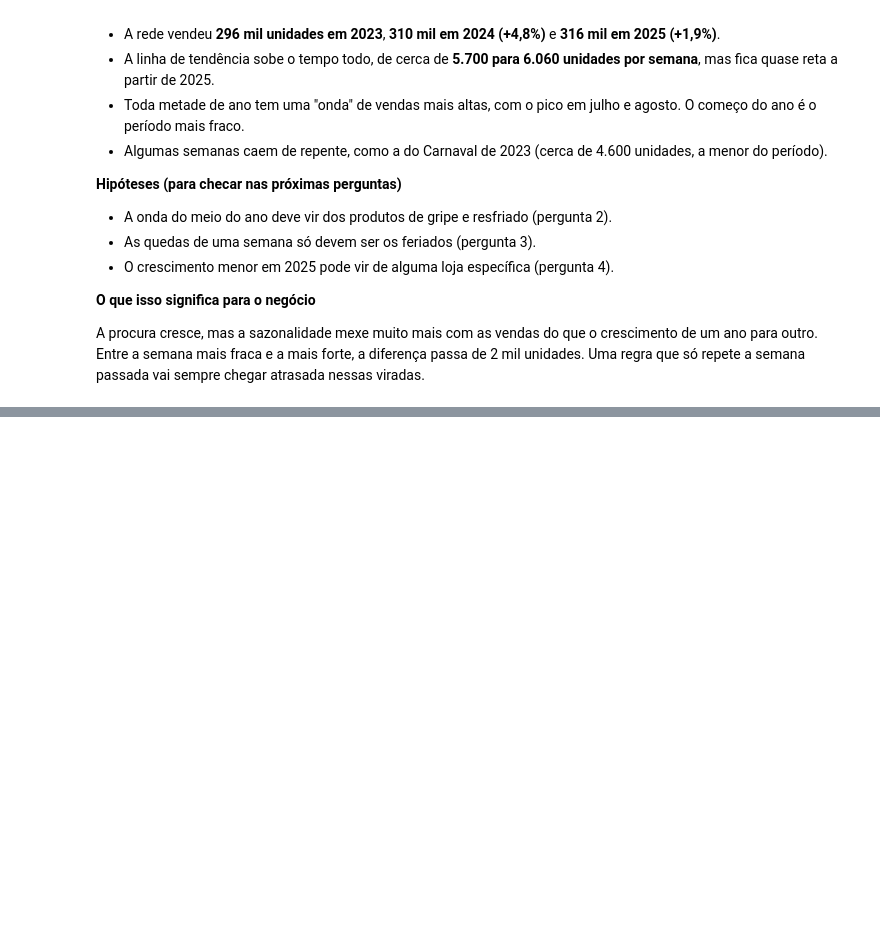
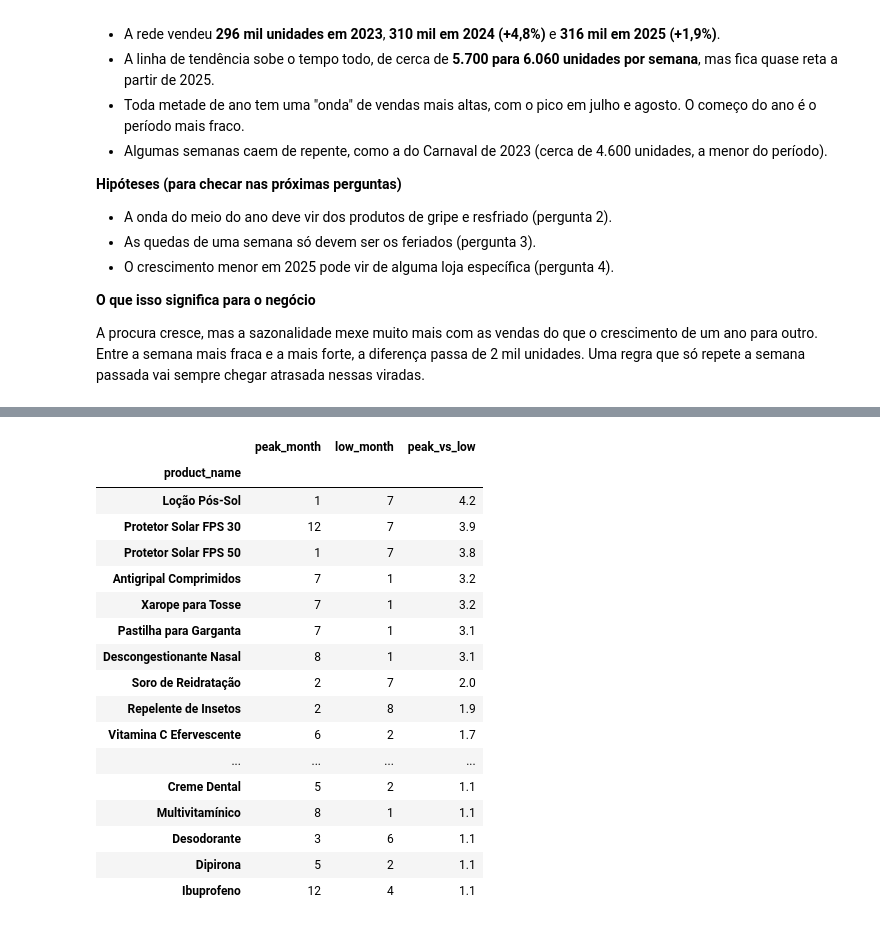
Before and after one commit to ricardo-paganini/pharmacy-demand-forecast, a Jupyter notebook: pharmacy_demand_forecast.ipynb, the cells around one changed output, grey strips where cells are left out. Saved outputs shown, nothing was run; the diff lists cells and outputs as text; code cells hidden in the pictures; blank space fills up the shorter version.

```diff
--- a/pharmacy_demand_forecast.ipynb
+++ b/pharmacy_demand_forecast.ipynb
@@ -409,0 +414,33 @@ A procura cresce, mas a sazonalidade mexe muito mais com as vendas do que o cres
+# %%
+season = sales_clean.merge(products[['product_id', 'product_name']], on='product_id')
+season['month'] = season['date'].dt.month
+
+monthly = season.groupby(['product_name', 'month'])['units_sold'].mean().unstack()
+seasonal_index = monthly.div(monthly.mean(axis=1), axis=0).round(2)
+
+summary = pd.DataFrame({
+    'peak_month': seasonal_index.idxmax(axis=1),
+    'low_month': seasonal_index.idxmin(axis=1),
+    'peak_vs_low': (seasonal_index.max(axis=1) / seasonal_index.min(axis=1)).round(1),
+}).sort_values('peak_vs_low', ascending=False)
+
+summary
+# %% [output]
+|  | peak_month | low_month | peak_vs_low |
+| product_name |  |  |  |
+| Loção Pós-Sol | 1 | 7 | 4.2 |
+| Protetor Solar FPS 30 | 12 | 7 | 3.9 |
+| Protetor Solar FPS 50 | 1 | 7 | 3.8 |
+| Antigripal Comprimidos | 7 | 1 | 3.2 |
+| Xarope para Tosse | 7 | 1 | 3.2 |
+| Pastilha para Garganta | 7 | 1 | 3.1 |
+| Descongestionante Nasal | 8 | 1 | 3.1 |
+| Soro de Reidratação | 2 | 7 | 2.0 |
+| Repelente de Insetos | 2 | 8 | 1.9 |
+| Vitamina C Efervescente | 6 | 2 | 1.7 |
+| ... | ... | ... | ... |
+| Creme Dental | 5 | 2 | 1.1 |
+| Multivitamínico | 8 | 1 | 1.1 |
+| Desodorante | 3 | 6 | 1.1 |
+| Dipirona | 5 | 2 | 1.1 |
+| Ibuprofeno | 12 | 4 | 1.1 |
```
Also changed, not shown: parts of 3 cells of this notebook.
